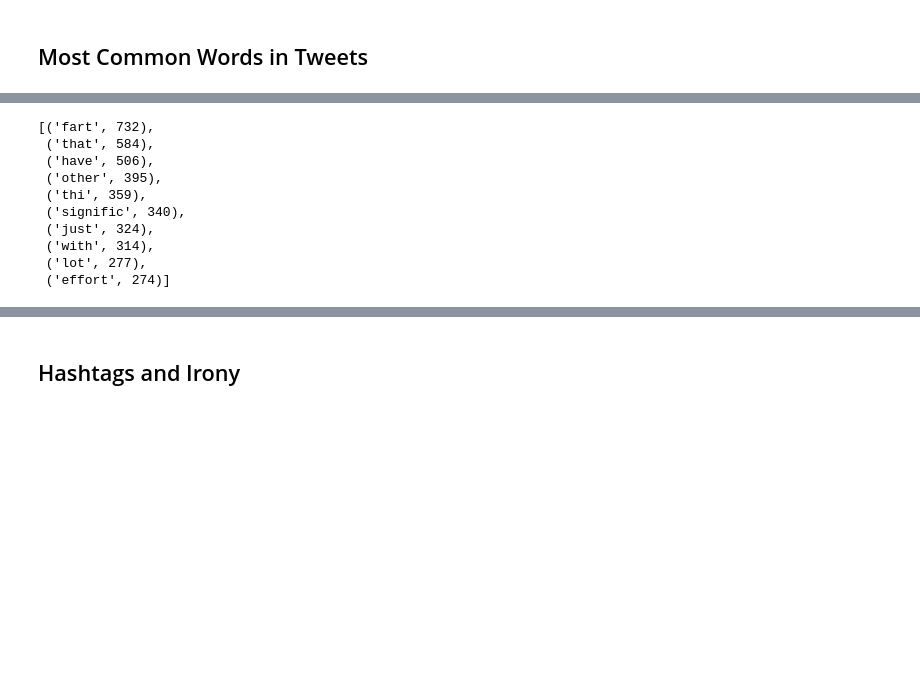
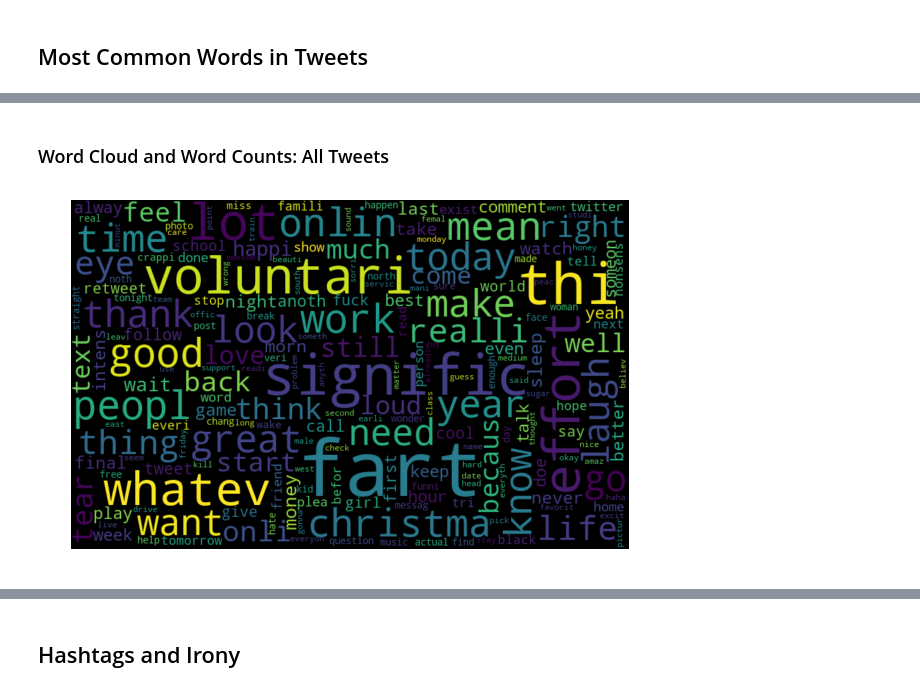
Before and after one commit to csmyth76/Detecting-Sarcasm-on-Twitter, a Jupyter notebook: semanticRel.ipynb, the cells around one changed output, grey strips where cells are left out. Cells and saved outputs as stored; diff of their text form; code cells hidden in the pictures; blank space fills up the shorter version.

```diff
--- a/semanticRel.ipynb
+++ b/semanticRel.ipynb
@@ -303,4 +481,33 @@ for i in range(len(tokenized_tweet)):
 ## Unsupervised Topic
 # %% [markdown]
 ## Most Common Words in Tweets
+# %%
+def sentences_to_words(sentence_list, drop_words=None):
+
+    words = ' '.join([text for text in sentence_list])
+    if drop_words:
+        for wrd in drop_words:
+            # replace only the exact word
+            words = re.sub(r"\b%s\b" % wrd ,
+               r"%s" % '',
+               words,
+               flags=re.IGNORECASE)
+            # get rid of double spaces left from sub
+            words = words.replace('  ',' ')
+    return words
+# %%
+def sentences_to_wordcloud(sentence_list, drop_words_list=None):
+
+    words = sentences_to_words(sentence_list, drop_words_list)
+
+    wordcloud = WordCloud(width=800,
+                          height=500,
+                          random_state=21,
+                          collocations=False,
+                          max_font_size=110).generate(words)
+
+    plt.figure(figsize=(10, 7))
+    plt.imshow(wordcloud, interpolation="bilinear")
+    plt.axis('off')
+    plt.show()
 # %%
@@ -337,15 +530,0 @@ from operator import itemgetter
-# %%
-wordcounts = word_count(all_words)
-sortedWords = sorted(wordcounts.items(), key=itemgetter(1), reverse = True)
-sortedWords[:10]
-# %% [output]
-[('fart', 732),
- ('that', 584),
- ('have', 506),
- ('other', 395),
- ('thi', 359),
- ('signific', 340),
- ('just', 324),
- ('with', 314),
- ('lot', 277),
- ('effort', 274)]
@@ -351,0 +542,8 @@ sortedWords[:10]
+# %%
+drop_words = ['user','number'] + stopwords.words('english')
+# %% [markdown]
+### Word Cloud and Word Counts: All Tweets
+# %%
+sentences_to_wordcloud(train['text'], drop_words)
+# %% [output]
+[figure, added]
```
Also changed, not shown: parts of 68 cells of this notebook.
